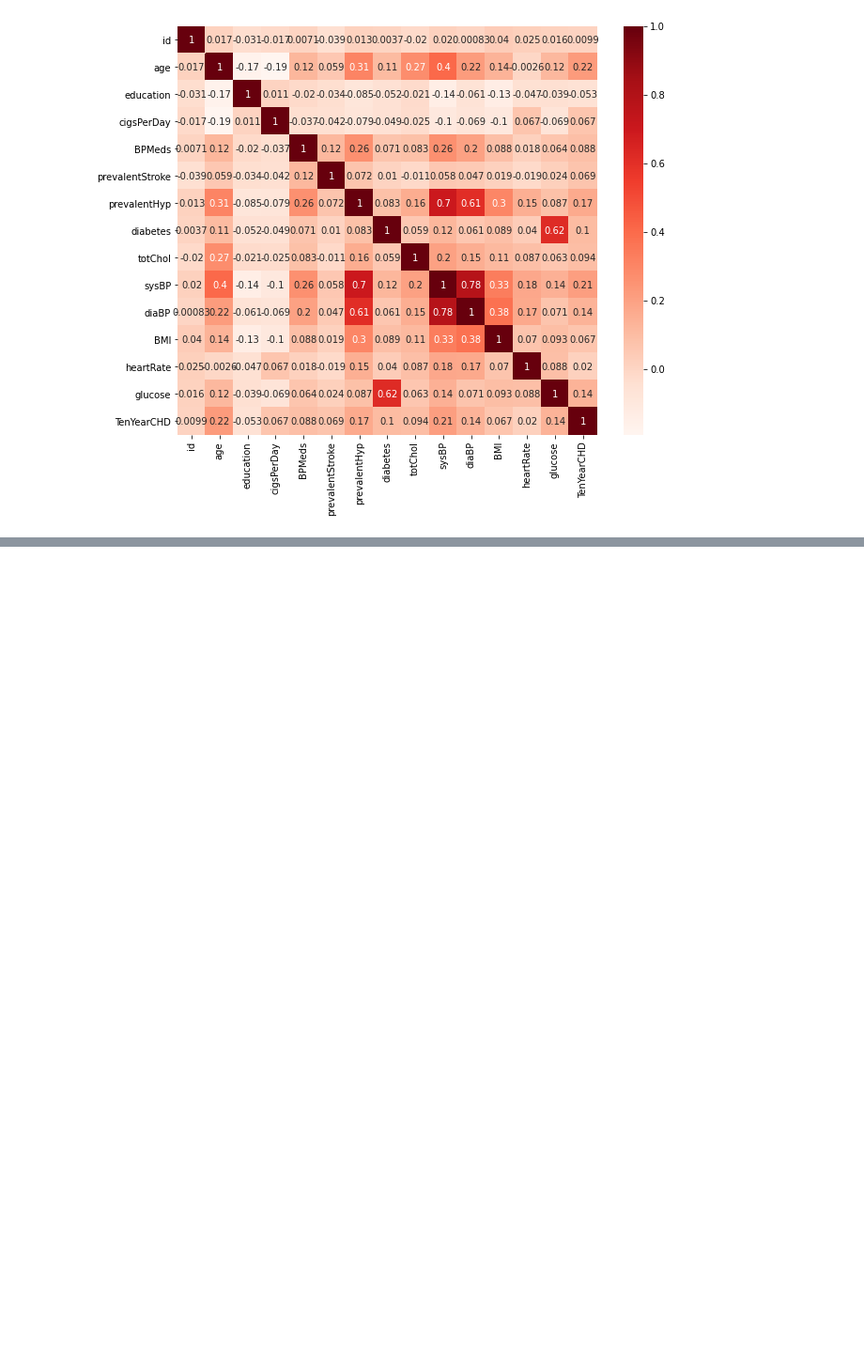
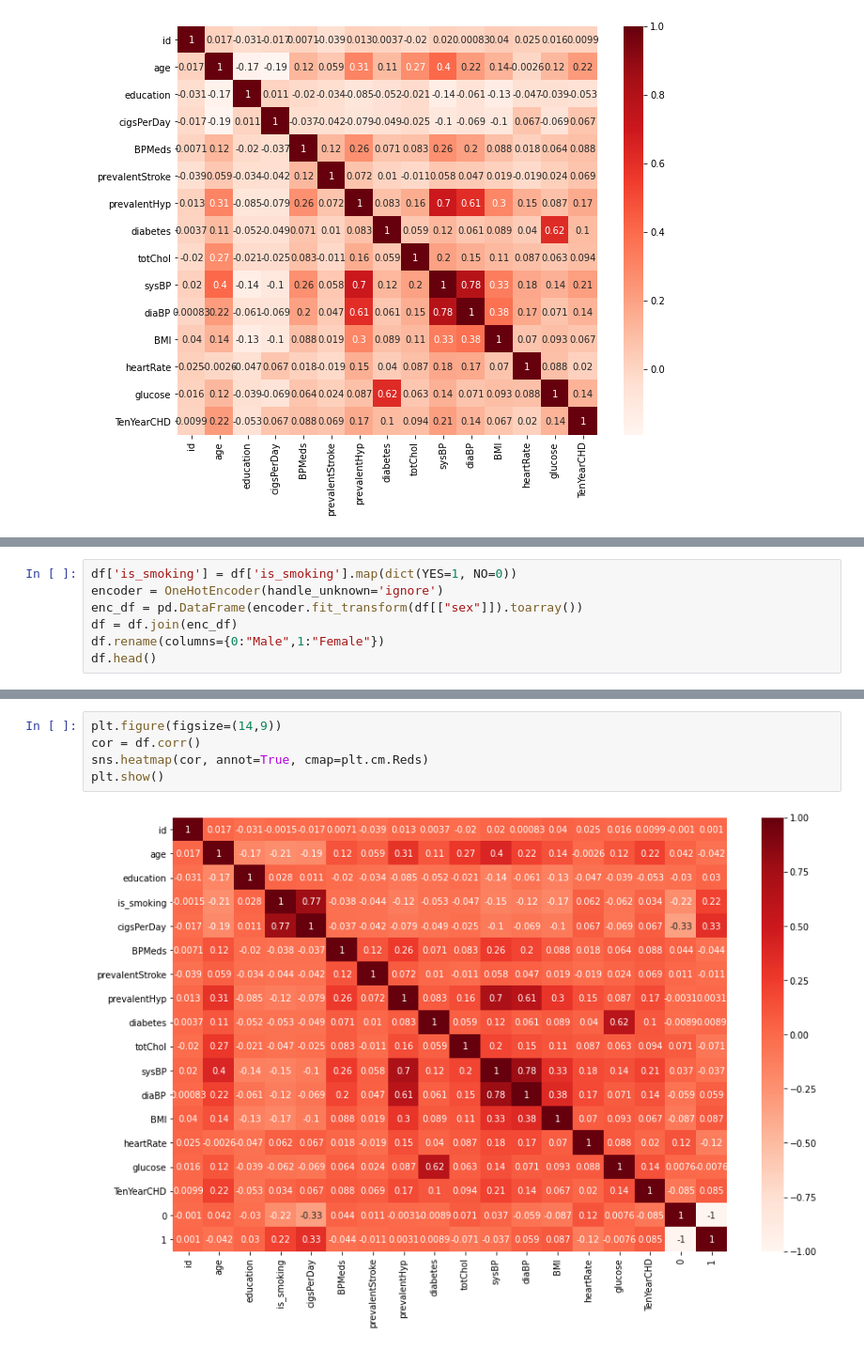
Before and after one commit to estoymukundjha/Cardiovascular-Risk-Pediction, a Jupyter notebook: Cardiovascular_Risk_Pediction.ipynb, the cells around one changed output, grey strips where cells are left out. Shown at 94% size. Drawn from its saved outputs; the diff is of its cells as text; blank space fills up the shorter version.

```diff
--- a/Cardiovascular_Risk_Pediction.ipynb
+++ b/Cardiovascular_Risk_Pediction.ipynb
@@ -173,0 +184,7 @@ plt.show()
+# %%
+df['is_smoking'] = df['is_smoking'].map(dict(YES=1, NO=0))
+encoder = OneHotEncoder(handle_unknown='ignore')
+enc_df = pd.DataFrame(encoder.fit_transform(df[["sex"]]).toarray())
+df = df.join(enc_df)
+df.rename(columns={0:"Male",1:"Female"})
+df.head()
@@ -173,0 +198,7 @@ plt.show()
+# %%
+plt.figure(figsize=(14,9))
+cor = df.corr()
+sns.heatmap(cor, annot=True, cmap=plt.cm.Reds)
+plt.show()
+# %% [output]
+[figure, added]
```
Also changed, not shown: parts of 6 cells of this notebook.
